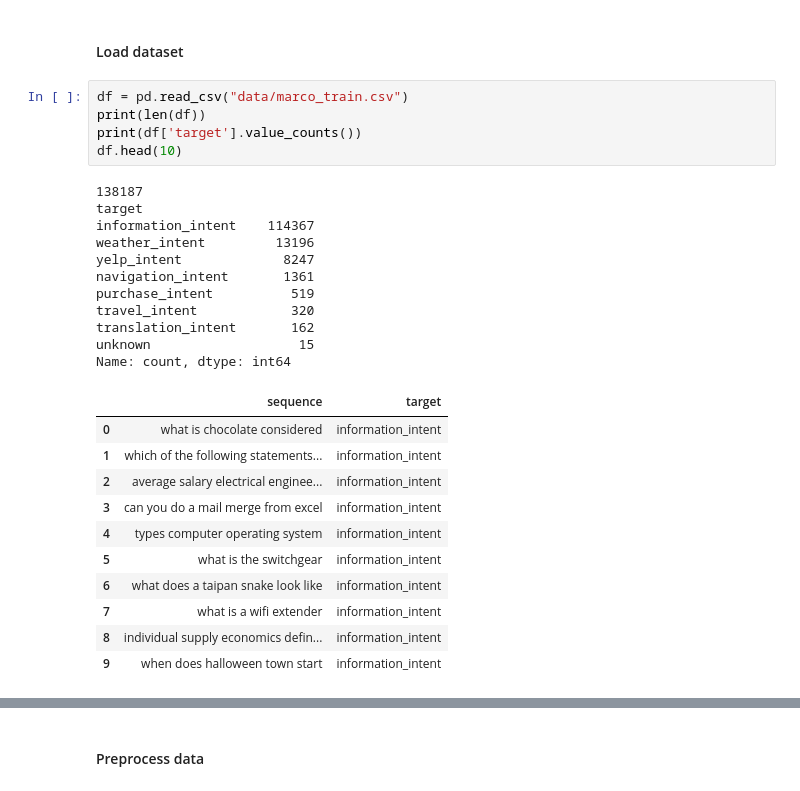
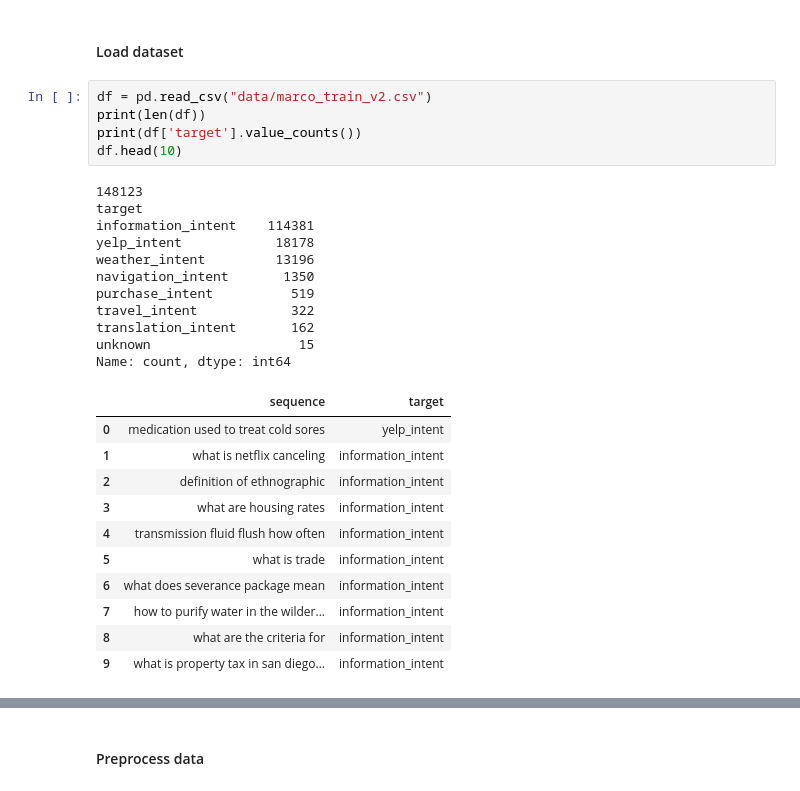
Before and after one commit to mozilla/smart_intent, a Jupyter notebook: notebooks/suggest_intent_classifier_mobileBERT_lora.ipynb, the cells around one changed output, grey strips where cells are left out. Cells and saved outputs as stored; diff of their text form.

Commit message:
mobilebert intent classifier finetuning

```diff
--- a/notebooks/suggest_intent_classifier_mobileBERT_lora.ipynb
+++ b/notebooks/suggest_intent_classifier_mobileBERT_lora.ipynb
@@ -81,33 +63,33 @@ MobileBertForSequenceClassification(
 # %% [markdown]
 #### Load dataset
 # %%
-df = pd.read_csv("data/marco_train.csv")
+df = pd.read_csv("data/marco_train_v2.csv")
 print(len(df))
 print(df['target'].value_counts())
 df.head(10)
 # %% [output]
-138187
+148123
 target
-information_intent    114367
+information_intent    114381
+yelp_intent            18178
 weather_intent         13196
-yelp_intent             8247
-navigation_intent       1361
+navigation_intent       1350
 purchase_intent          519
-travel_intent            320
+travel_intent            322
 translation_intent       162
 unknown                   15
 Name: count, dtype: int64
 |  | sequence | target |
-| 0 | what is chocolate considered | information_intent |
-| 1 | which of the following statements... | information_intent |
-| 2 | average salary electrical enginee... | information_intent |
-| 3 | can you do a mail merge from excel | information_intent |
-| 4 | types computer operating system | information_intent |
-| 5 | what is the switchgear | information_intent |
-| 6 | what does a taipan snake look like | information_intent |
-| 7 | what is a wifi extender | information_intent |
-| 8 | individual supply economics defin... | information_intent |
-| 9 | when does halloween town start | information_intent |
+| 0 | medication used to treat cold sores | yelp_intent |
+| 1 | what is netflix canceling | information_intent |
+| 2 | definition of ethnographic | information_intent |
+| 3 | what are housing rates | information_intent |
+| 4 | transmission fluid flush how often | information_intent |
+| 5 | what is trade | information_intent |
+| 6 | what does severance package mean | information_intent |
+| 7 | how to purify water in the wilder... | information_intent |
+| 8 | what are the criteria for | information_intent |
+| 9 | what is property tax in san diego... | information_intent |
 # %%
 print(df['sequence'].apply(len).describe(percentiles=[.1, .2, .25, .3, .4, .5, .6, .7, .75, .8, .9, .95, .98, .99, .995, .998, .999]))
 df['sequence'].apply(len).hist(bins=25);
```
Also changed, not shown: parts of 24 cells of this notebook.
